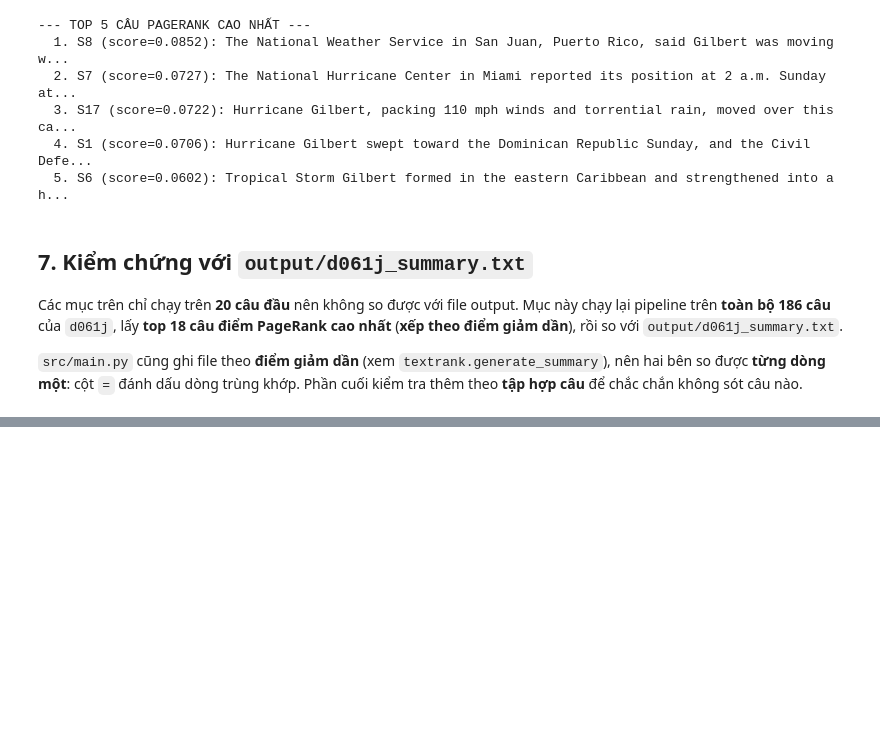
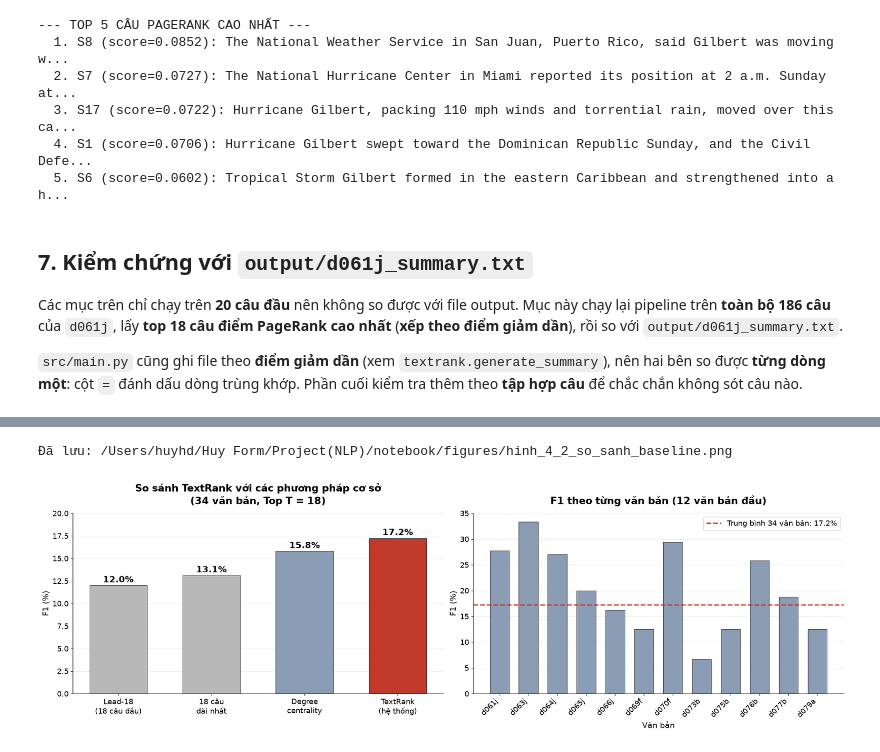
Before and after one commit to Emoughl/Project-NLP-, a Jupyter notebook: notebook/graph_visualization.ipynb, the cells around one changed output, grey strips where cells are left out. Drawn from its saved outputs; the diff is of its cells as text; code cells hidden in the pictures; blank space fills up the shorter version.

```diff
--- a/notebook/graph_visualization.ipynb
+++ b/notebook/graph_visualization.ipynb
@@ -372,0 +482,48 @@ if only_file:
+# %%
+XAM, XANH, DO = "#b8b8b8", "#8a9db5", "#c0392b"
+fig3, (axA, axB) = plt.subplots(1, 2, figsize=(19.7, 6.3))
+
+# --- Trái: so sánh 4 phương pháp ---
+ten = [t for t, _ in ket_qua]
+gia_tri = [v for _, v in ket_qua]
+mau = [XAM, XAM, XANH, DO]
+cot = axA.bar(ten, gia_tri, color=mau, edgecolor="#333", linewidth=0.8, width=0.62)
+for b, v in zip(cot, gia_tri):
+    axA.text(b.get_x() + b.get_width() / 2, v + 0.35, f"{v:.1f}%",
+             ha="center", fontsize=15, fontweight="bold")
+axA.set_title(f"So sánh TextRank với các phương pháp cơ sở\n({len(DOCS)} văn bản, Top T = {T})",
+              fontsize=17, fontweight="bold", pad=16)
+axA.set_ylabel("F1 (%)", fontsize=14)
+axA.set_ylim(0, 20)
+axA.tick_params(labelsize=13)
+axA.grid(axis="y", color="#ebebeb")
+axA.set_axisbelow(True)
+for s in ("top", "right"):
+    axA.spines[s].set_visible(False)
+
+# --- Phải: F1 theo từng văn bản ---
+tb = np.mean(list(f1_theo_van_ban.values()))
+muoi_hai = list(f1_theo_van_ban.items())[:12]
+axB.bar([k for k, _ in muoi_hai], [v for _, v in muoi_hai],
+        color=XANH, edgecolor="#333", linewidth=0.8, width=0.66)
+axB.axhline(tb, color=DO, linestyle="--", linewidth=2.2,
+            label=f"Trung bình {len(DOCS)} văn bản: {tb:.1f}%")
+axB.set_title("F1 theo từng văn bản (12 văn bản đầu)", fontsize=17, fontweight="bold", pad=16)
+axB.set_xlabel("Văn bản", fontsize=14)
+axB.set_ylabel("F1 (%)", fontsize=14)
+axB.tick_params(labelsize=13)
+plt.setp(axB.get_xticklabels(), rotation=45, ha="right")
+axB.legend(fontsize=13, loc="upper right")
+axB.grid(axis="y", color="#ebebeb")
+axB.set_axisbelow(True)
+for s in ("top", "right"):
+    axB.spines[s].set_visible(False)
+
+plt.tight_layout()
+fig3.savefig(os.path.join(FIG_DIR, "hinh_4_2_so_sanh_baseline.png"),
+             dpi=150, bbox_inches="tight", facecolor="white")
+print("Đã lưu:", os.path.join(FIG_DIR, "hinh_4_2_so_sanh_baseline.png"))
+plt.show()
+# %% [output]
+Đã lưu: /Users/huyhd/Huy Form/Project(NLP)/notebook/figures/hinh_4_2_so_sanh_baseline.png
+[figure, added]
```
Also changed, not shown: parts of 7 cells of this notebook, 5 other files.
